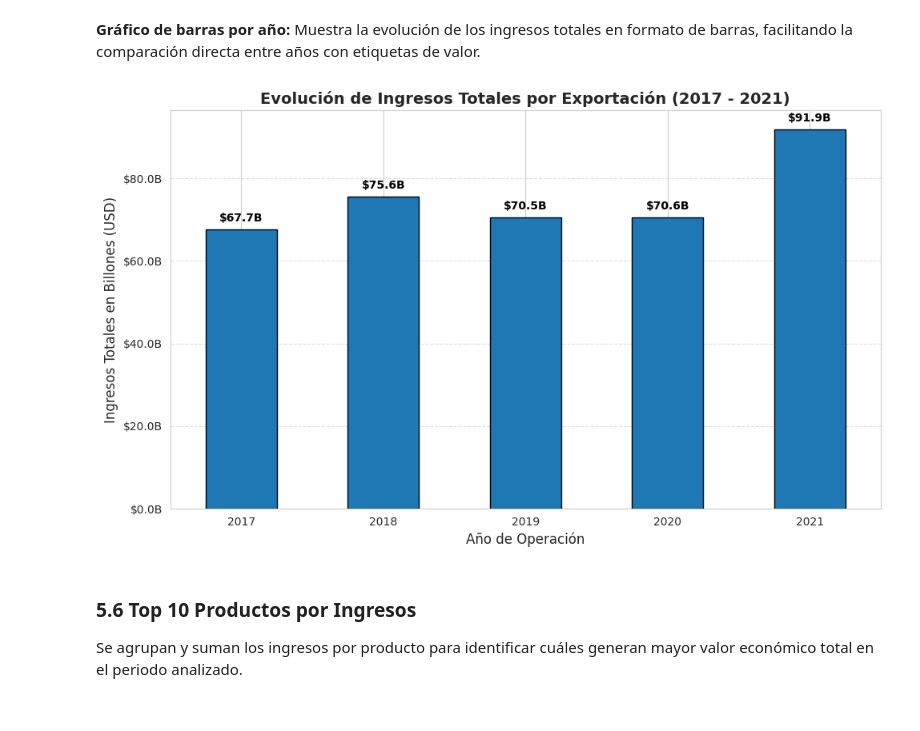
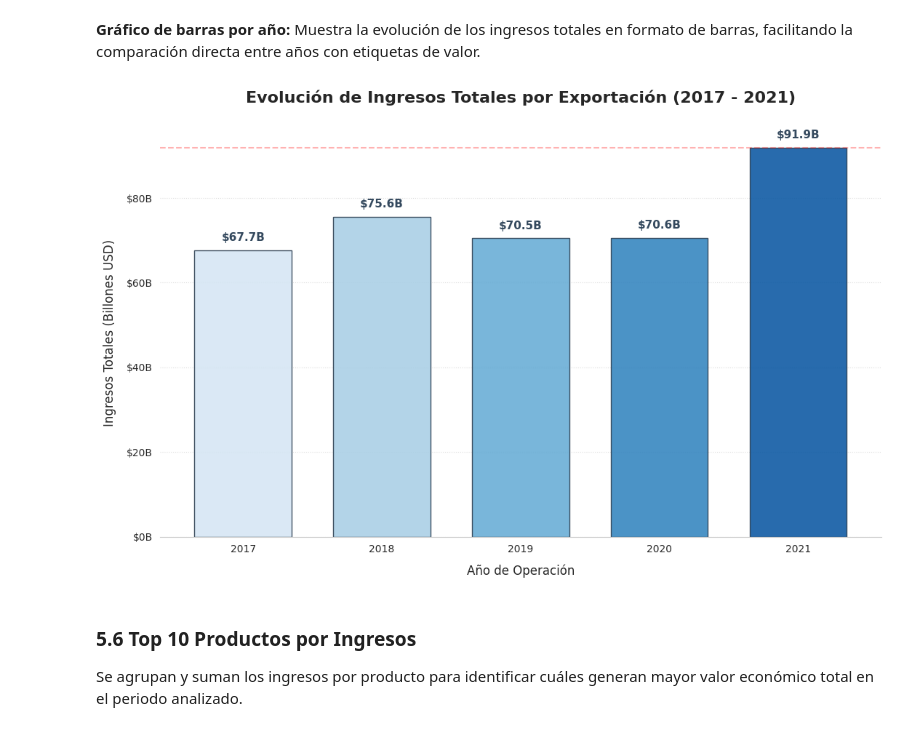
Before and after one commit to Cxris2145/MineriaDatos2026, a Jupyter notebook: ExportacionesChile2026Mejorado2.ipynb, the cells around one changed output. Cells and saved outputs as stored; diff of their text form; code cells hidden in the pictures.

```diff
--- a/ExportacionesChile2026Mejorado2.ipynb
+++ b/ExportacionesChile2026Mejorado2.ipynb
@@ -698,48 +667,59 @@ plt.show()
 # %% [markdown]
 **Gráfico de barras por año:** Muestra la evolución de los ingresos totales en formato de barras, facilitando la comparación directa entre años con etiquetas de valor.
 # %%
+import matplotlib.pyplot as plt
+import matplotlib.ticker as ticker
+import seaborn as sns
+
 # 1. Agrupamos los datos por año
 exportaciones_por_anio = df.groupby('Year')['Income in USD'].sum()
 
-# 2. Configuración del gráfico
-plt.figure(figsize=(10, 6))
-ax = exportaciones_por_anio.plot(kind='bar', color='#1f77b4', edgecolor='black')
+# 2. Configuración estética superior
+plt.figure(figsize=(11, 7))
+sns.set_style("whitegrid", {'axes.grid': False})
 
-# --- MEJORA DEL EJE Y (Para que no salgan esos números 0, 2, 4...) ---
+# Usamos una paleta degradada para mostrar la evolución
+colors = sns.color_palette("Blues", len(exportaciones_por_anio))
+ax = exportaciones_por_anio.plot(kind='bar', color=colors, edgecolor='#2c3e50', alpha=0.9, width=0.7)
+
+# 3. Formateo del eje Y en Billones (B)
 def format_billions(x, pos):
-    return f'${x/1e9:,.1f}B'
+    return f'${x/1e9:,.0f}B'
 
-ax.yaxis.set_major_formatter(ticker.FuncFormatter(format_billions))
+plt.gca().yaxis.set_major_formatter(ticker.FuncFormatter(format_billions))
 
-# 3. Títulos y etiquetas profesionales
-plt.title("Evolución de Ingresos Totales por Exportación (2017 - 2021)", fontsize=14, fontweight='bold')
-plt.xlabel("Año de Operación", fontsize=12)
-plt.ylabel("Ingresos Totales en Billones (USD)", fontsize=12)
+# 4. Títulos y etiquetas
+plt.title("Evolución de Ingresos Totales por Exportación (2017 - 2021)", fontsize=16, fontweight='bold', pad=25)
+plt.xlabel("Año de Operación", fontsize=12, labelpad=10)
+plt.ylabel("Ingresos Totales (Billones USD)", fontsize=12, labelpad=10)
 plt.xticks(rotation=0)
 
-# 4. Etiquetas sobre las barras (valores exactos)
+# 5. Etiquetas de datos y línea de referencia para el máximo
+max_val = exportaciones_por_anio.max()
+plt.axhline(max_val, color='red', linestyle='--', alpha=0.3, label=f'Récord: ${max_val/1e9:,.1f}B')
+
 for p in ax.patches:
     height = p.get_height()
     ax.annotate(f'${height/1e9:,.1f}B',
                 (p.get_x() + p.get_width() / 2, height),
                 ha='center', va='bottom',
-                fontweight='bold', color='black', fontsize=10,
-                xytext=(0, 5), textcoords='offset points')
+                fontweight='bold', color='#34495e', fontsize=11,
+                xytext=(0, 7), textcoords='offset points')
 
-plt.grid(axis='y', linestyle='--', alpha=0.6)
+# Estética final
+plt.grid(axis='y', linestyle=':', alpha=0.7)
+sns.despine(ax=ax, left=True)
 plt.tight_layout()
 plt.show()
 
-# --- JUSTIFICACIÓN ---
-# Este gráfico representa la evolución macroeconómica de las exportaciones capturadas en el dataset.
-# 1. Tendencia de Crecimiento: Se observa un incremento sostenido desde 2017 hasta 2021,
-#    lo que sugiere una expansión en la capacidad exportadora o un aumento en los precios internacionales de los commodities.
-# 2. Análisis del 2019: Existe una leve contracción respecto a 2018, lo cual podría atribuirse
-#    a factores externos (fluctuaciones del mercado) o eventos internos de logística.
-# 3. Récord Histórico: El año 2021 marca el punto máximo de ingresos, superando los $90 Billones,
-#    lo que indica una recuperación robusta post-pandemia y una consolidación de los envíos hacia mercados estratégicos como China.
+# --- JUSTIFICACIÓN MEJORADA ---
+# Este gráfico representa la evolución macroeconómica de las exportaciones:
+# 1. Crecimiento Exponencial en 2021: Se destaca el salto de casi el 30% respecto al año anterior.
+# 2. Análisis de Estabilidad: Muestra que entre 2018 y 2020 los ingresos se mantuvieron estables
+#    pese a las crisis globales, antes de dispararse en el último periodo estudiado.
+# 3. Impacto Visual: El uso de colores degradados permite guiar la vista hacia el éxito comercial de 2021.
 # %% [output]
-[figure, old version]
+[figure, new version]
 # %% [markdown]
 ### 5.6 Top 10 Productos por Ingresos
 Se agrupan y suman los ingresos por producto para identificar cuáles generan mayor valor económico total en el periodo analizado.
```
Also changed, not shown: parts of 4 cells of this notebook.
